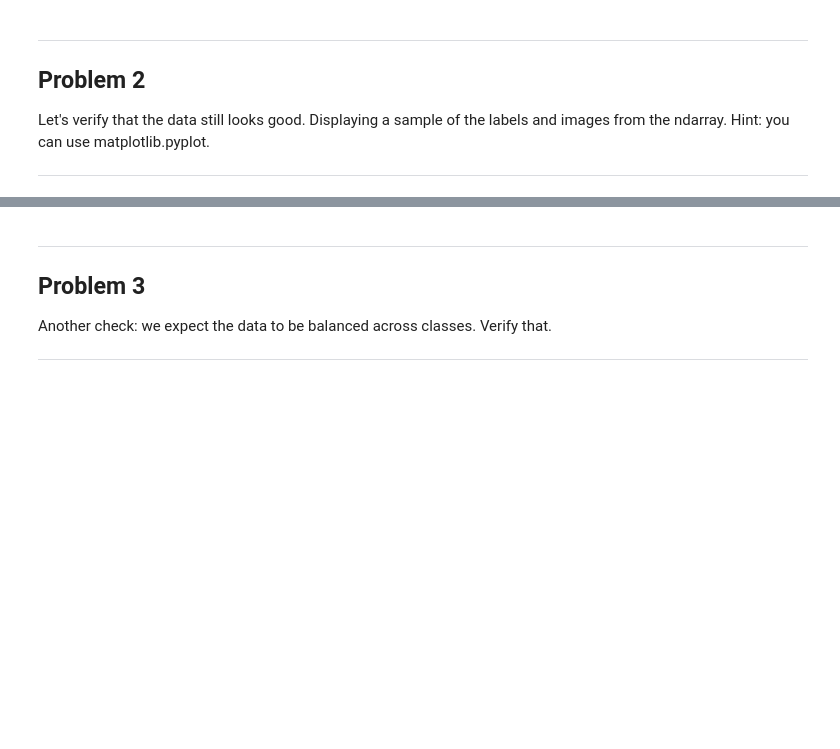
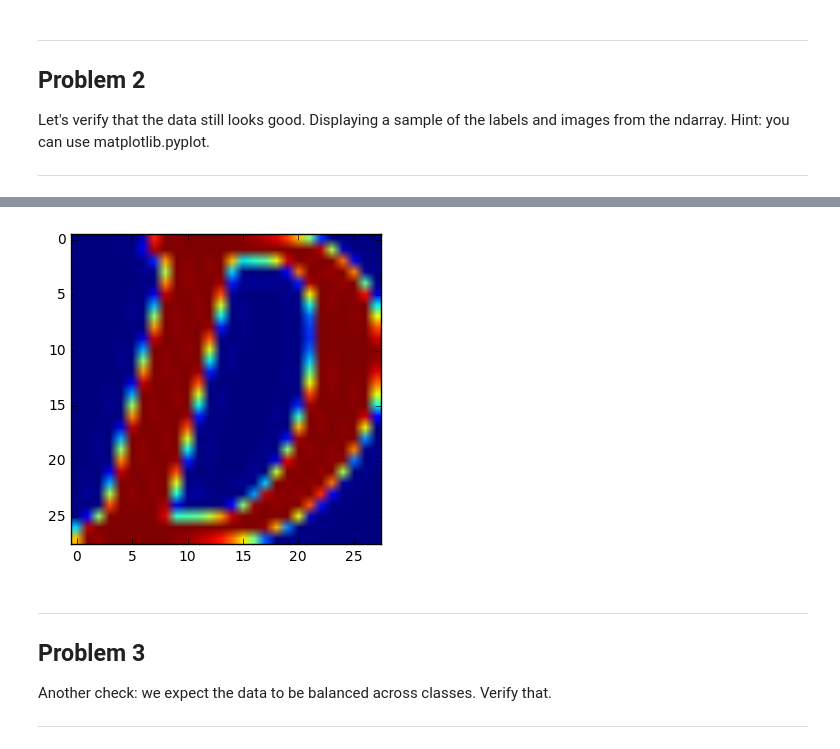
Before and after one commit to hamzafar/deep_learning_by_Google, a Jupyter notebook: lesson1/1_notmnist.ipynb, the cells around one changed output, grey strips where cells are left out. Cells and saved outputs as stored; diff of their text form; code cells hidden in the pictures; blank space fills up the shorter version.

```diff
--- a/lesson1/1_notmnist.ipynb
+++ b/lesson1/1_notmnist.ipynb
@@ -208,3 +225,9 @@ Let's verify that the data still looks good. Displaying a sample of the labels a
+# %%
+with open(train_datasets[3], 'rb') as f:
+    dataset_d = pickle.load(f)
+    plt.imshow(dataset_d[4000])
+# %% [output]
+[figure, added]
 # %% [markdown]
 ---
 Problem 3
```
Also changed, not shown: parts of 6 cells of this notebook.
